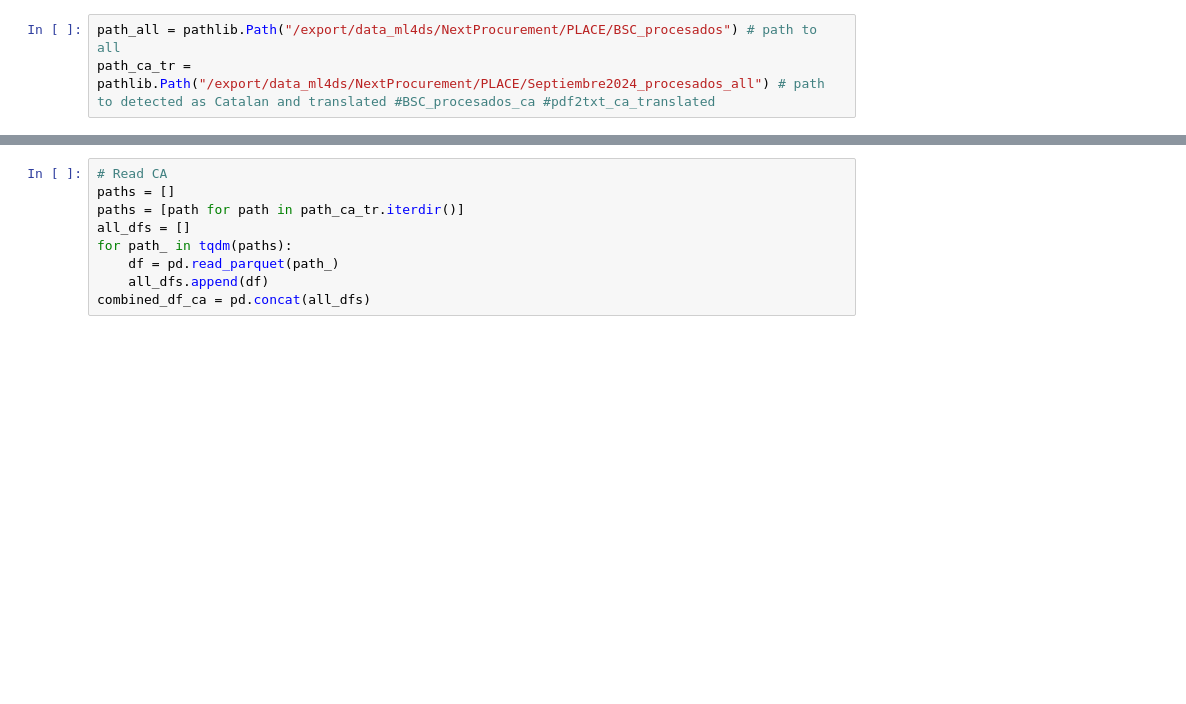
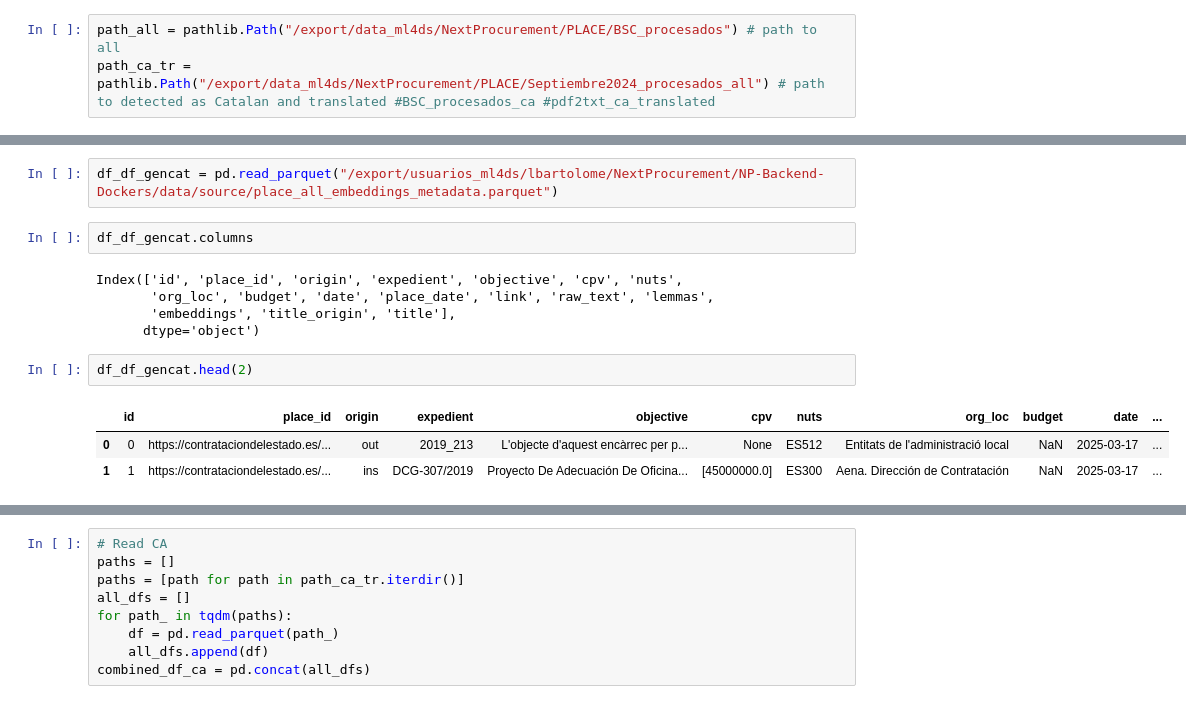
Before and after one commit to nextprocurement/NP-Text_Object, a Jupyter notebook: notebooks/create_final_dtset.ipynb, the cells around one changed output, grey strips where cells are left out. Saved outputs shown, nothing was run; the diff lists cells and outputs as text; blank space fills up the shorter version.

```diff
--- a/notebooks/create_final_dtset.ipynb
+++ b/notebooks/create_final_dtset.ipynb
@@ -137,0 +164,15 @@ combined_df
+# %%
+df_df_gencat = pd.read_parquet("/export/usuarios_ml4ds/lbartolome/NextProcurement/NP-Backend-Dockers/data/source/place_all_embeddings_metadata.parquet")
+# %%
+df_df_gencat.columns
+# %% [output]
+Index(['id', 'place_id', 'origin', 'expedient', 'objective', 'cpv', 'nuts',
+       'org_loc', 'budget', 'date', 'place_date', 'link', 'raw_text', 'lemmas',
+       'embeddings', 'title_origin', 'title'],
+      dtype='object')
+# %%
+df_df_gencat.head(2)
+# %% [output]
+|  | id | place_id | origin | expedient | objective | cpv | nuts | org_loc | budget | date | ... |
+| 0 | 0 | https://contrataciondelestado.es/... | out | 2019_213 | L'objecte d'aquest encàrrec per p... | None | ES512 | Entitats de l'administració local | NaN | 2025-03-17 | ... |
+| 1 | 1 | https://contrataciondelestado.es/... | ins | DCG-307/2019 | Proyecto De Adecuación De Oficina... | [45000000.0] | ES300 | Aena. Dirección de Contratación | NaN | 2025-03-17 | ... |
```
Also changed, not shown: parts of 10 cells of this notebook, 13 other files.
